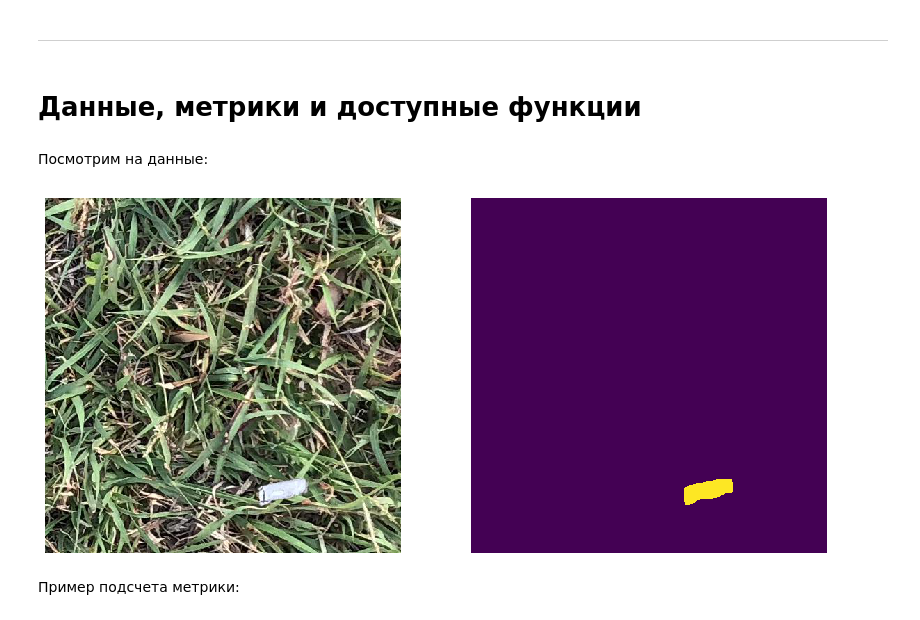
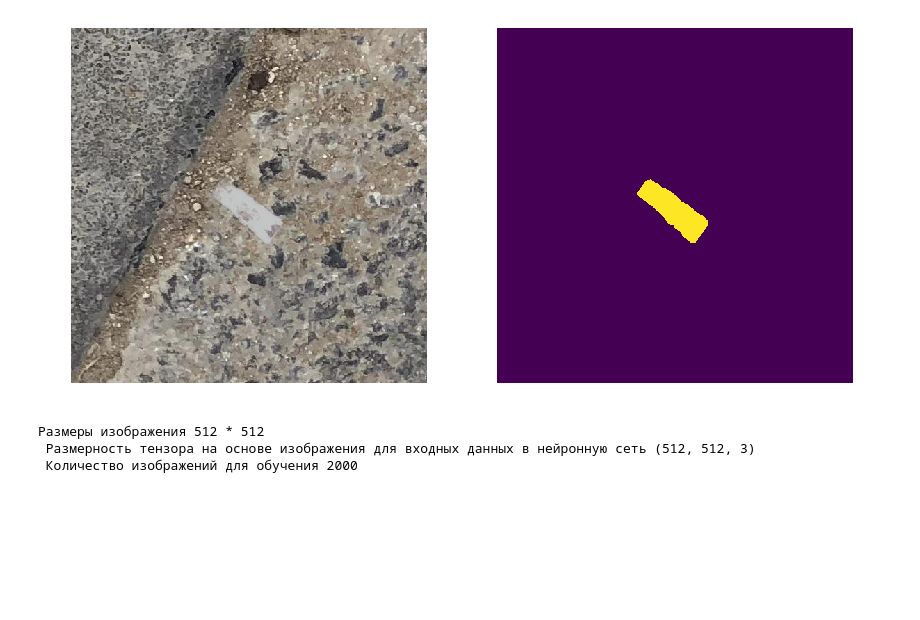
Before and after one commit to anyarulina/InternshipTestTask, a Jupyter notebook: cigarette_butt_segmentation/notebooks/GettingStarted.ipynb, the cells around one changed output. Cells and saved outputs as stored; diff of their text form; code cells hidden in the pictures; blank space fills up the shorter version.

```diff
--- a/cigarette_butt_segmentation/notebooks/GettingStarted.ipynb
+++ b/cigarette_butt_segmentation/notebooks/GettingStarted.ipynb
@@ -44,19 +21,23 @@ from lib import *
-# %% [markdown]
----
-# %% [markdown]
-# Данные, метрики и доступные функции
-# %% [markdown]
-Посмотрим на данные:
 # %%
-path = "data/train"
-images = os.listdir(f"{path}/images")
-annotations = json.load(open(f"{path}/coco_annotations.json", "r"))
-img_id = int(np.random.choice(images).split(".")[0])
+# Рассмотрим каталог с данными для обучения
+path_train = "/data/train/"
+images_train = os.listdir(f"{path_train}/images")
+annotations_train = json.load(open(f"{path_train}/coco_annotations.json", "r"))
 
-img = np.array(Image.open(f"{path}/images/{img_id:08}.jpg"))
-mask = get_mask(img_id, annotations)
+img_id = int(np.random.choice(images_train).split(".")[0])
+
+img = np.array(Image.open(f"{path_train}/images/{img_id:08}.jpg"))
+mask = get_mask(img_id, annotations_train)
 show_img_with_mask(img, mask)
+
+img_width, img_height = img.shape[:2]
+input_shape = img.shape
+nb_train_samples = len(images_train)
+print('Размеры изображения', img_width,'*',img_height, '\n',\
+     'Размерность тензора на основе изображения для входных данных в нейронную сеть', img.shape,'\n',\
+     'Количество изображений для обучения', nb_train_samples)
 # %% [output]
-[figure, old version]
+[figure, new version]
+Размеры изображения 512 * 512
+ Размерность тензора на основе изображения для входных данных в нейронную сеть (512, 512, 3)
+ Количество изображений для обучения 2000
-# %% [markdown]
-Пример подсчета метрики:
```
Also changed, not shown: parts of 32 cells of this notebook.
